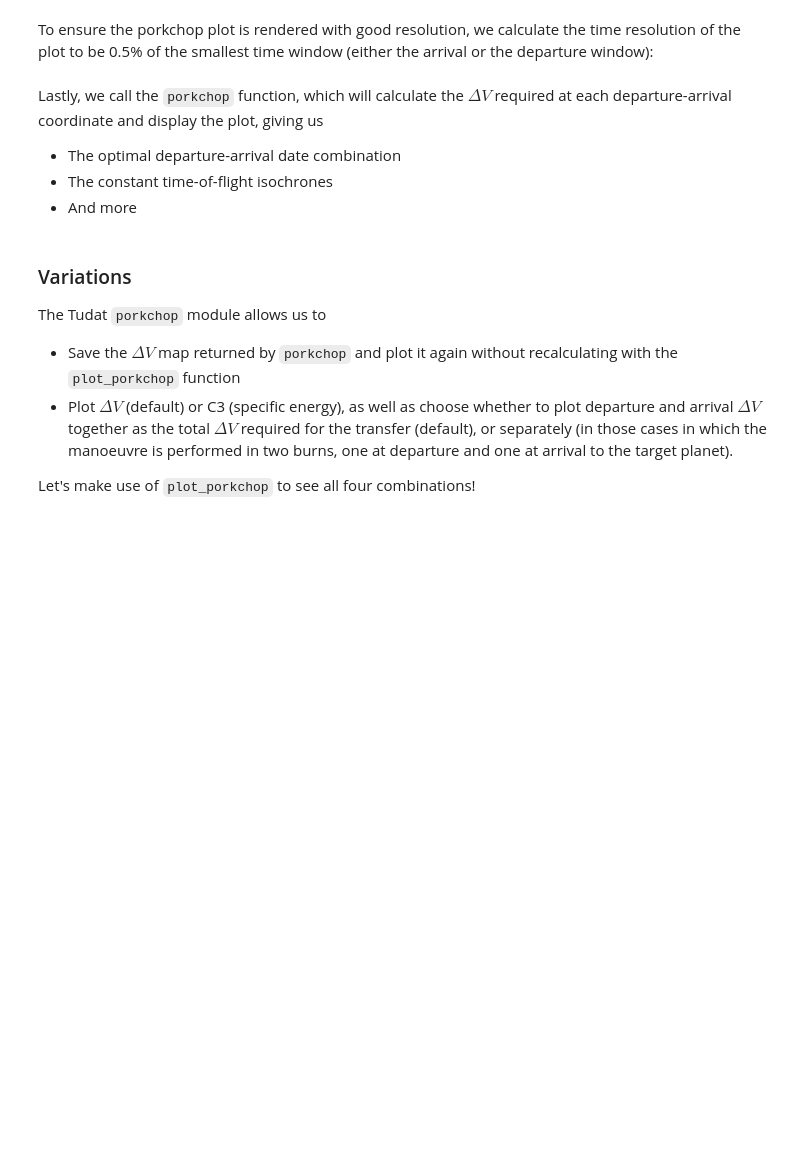
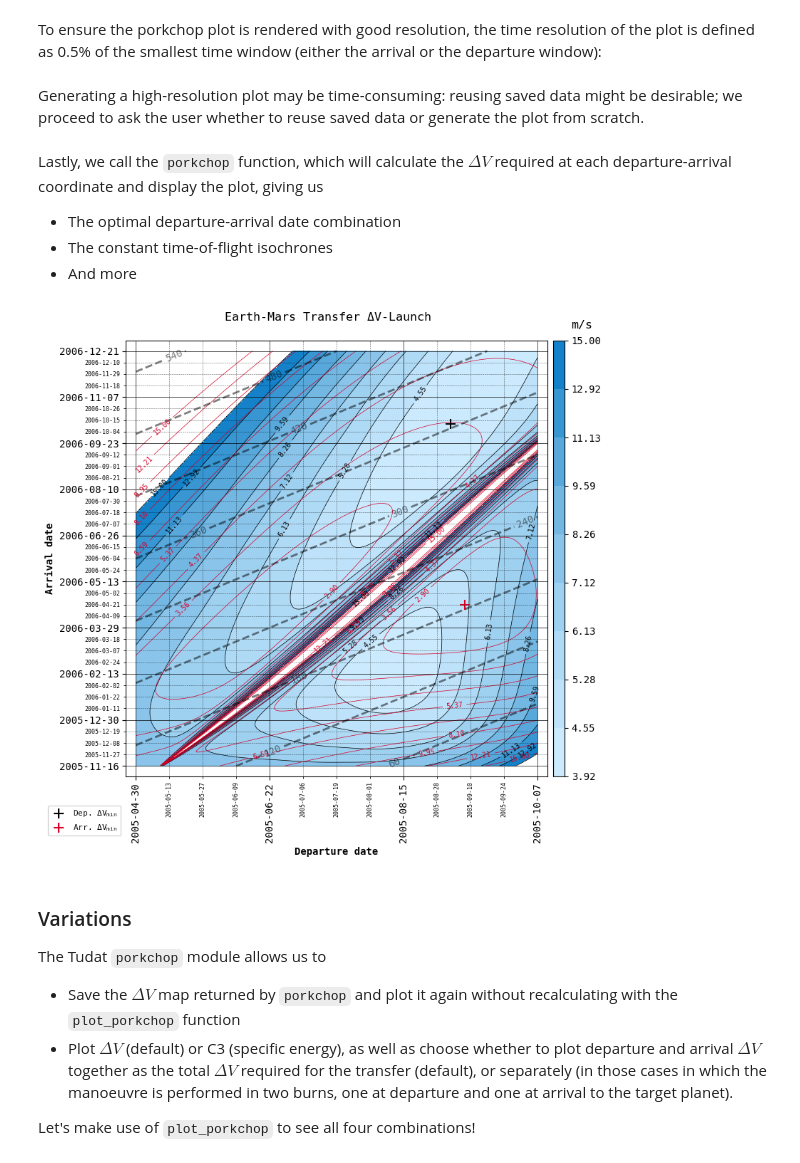
Before and after one commit to tudat-team/tudat-space, a Jupyter notebook: docs/source/_src_getting_started/_src_examples/notebooks/mission_design/earth_mars_transfer_window.ipynb, the cells around one changed output. Cells and saved outputs as stored; diff of their text form; code cells hidden in the pictures; blank space fills up the shorter version.

Commit message:
Updated porkchop example

```diff
--- a/docs/source/_src_getting_started/_src_examples/notebooks/mission_design/earth_mars_transfer_window.ipynb
+++ b/docs/source/_src_getting_started/_src_examples/notebooks/mission_design/earth_mars_transfer_window.ipynb
@@ -73,7 +65,7 @@ latest_departure_time   = DateTime(2005, 10,   7)
 earliest_arrival_time   = DateTime(2005, 11,  16)
 latest_arrival_time     = DateTime(2006, 12,  21)
 # %% [markdown]
-To ensure the porkchop plot is rendered with good resolution, we calculate the time resolution of the plot to be 0.5% of the smallest time window (either the arrival or the departure window):
+To ensure the porkchop plot is rendered with good resolution, the time resolution of the plot is defined as 0.5% of the smallest time window (either the arrival or the departure window):
 # %%
 # Set time resolution IN DAYS as 0.5% of the smallest window (be it departure, or arrival)
 # This will result in fairly good time resolution, at a runtime of approximately 10 seconds
@@ -83,6 +75,17 @@ time_resolution = time_resolution = min(
         latest_departure_time.epoch() - earliest_departure_time.epoch(),
         latest_arrival_time.epoch()   - earliest_arrival_time.epoch()
 ) / constants.JULIAN_DAY * time_window_percentage / 100
+# %% [markdown]
+Generating a high-resolution plot may be time-consuming: reusing saved data might be desirable; we proceed to ask the user whether to reuse saved data or generate the plot from scratch.
+# %%
+# File
+data_file = 'porkchop.pkl'
+
+# Whether to recalculate the porkchop plot or use saved data
+RECALCULATE_delta_v = input(
+    '\n    Recalculate ΔV for porkchop plot? [y/N] '
+).strip().lower() == 'y'
+print()
 # %% [markdown]
 Lastly, we call the `porkchop` function, which will calculate the $\Delta V$ required at each departure-arrival coordinate and display the plot, giving us
 
@@ -90,16 +93,39 @@ Lastly, we call the `porkchop` function, which will calculate the $\Delta V$ req
 - The constant time-of-flight isochrones
 - And more
 # %%
-[departure_epochs, arrival_epochs, ΔV] = porkchop(
-    bodies,
-    departure_body,
-    target_body,
-    earliest_departure_time,
-    latest_departure_time,
-    earliest_arrival_time,
-    latest_arrival_time,
-    time_resolution
-)
+if not os.path.isfile(data_file) or RECALCULATE_delta_v:
+    # Regenerate plot
+    [departure_epochs, arrival_epochs, ΔV] = porkchop(
+        bodies,
+        departure_body,
+        target_body,
+        earliest_departure_time,
+        latest_departure_time,
+        earliest_arrival_time,
+        latest_arrival_time,
+        time_resolution
+    )
+    # Save data
+    pickle.dump(
+        [departure_epochs, arrival_epochs, ΔV],
+        open(data_file, 'wb')
+    )
+else:
+    # Read saved data
+    [departure_epochs, arrival_epochs, ΔV] = pickle.load(
+        open(data_file, 'rb')
+    )
+    # Plot saved data
+    plot_porkchop(
+        departure_body   = departure_body,
+        target_body      = target_body,
+        departure_epochs = departure_epochs,
+        arrival_epochs   = arrival_epochs,
+        delta_v          = ΔV,
+        threshold        = 15
+    )
+# %% [output]
+[figure, added]
 # %% [markdown]
 ### Variations
 The Tudat `porkchop` module allows us to
```
Also changed, not shown: parts of 6 cells of this notebook.
